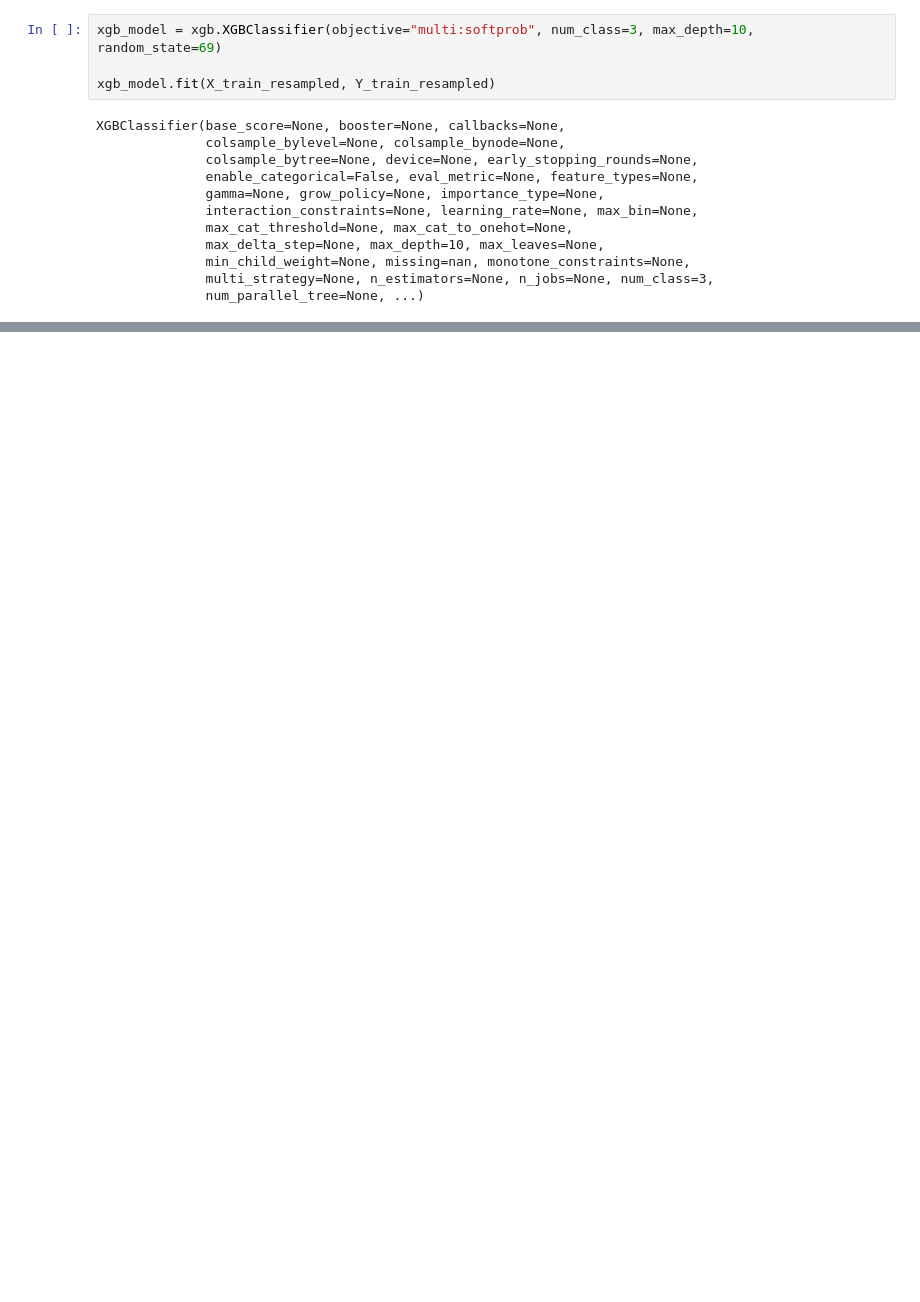
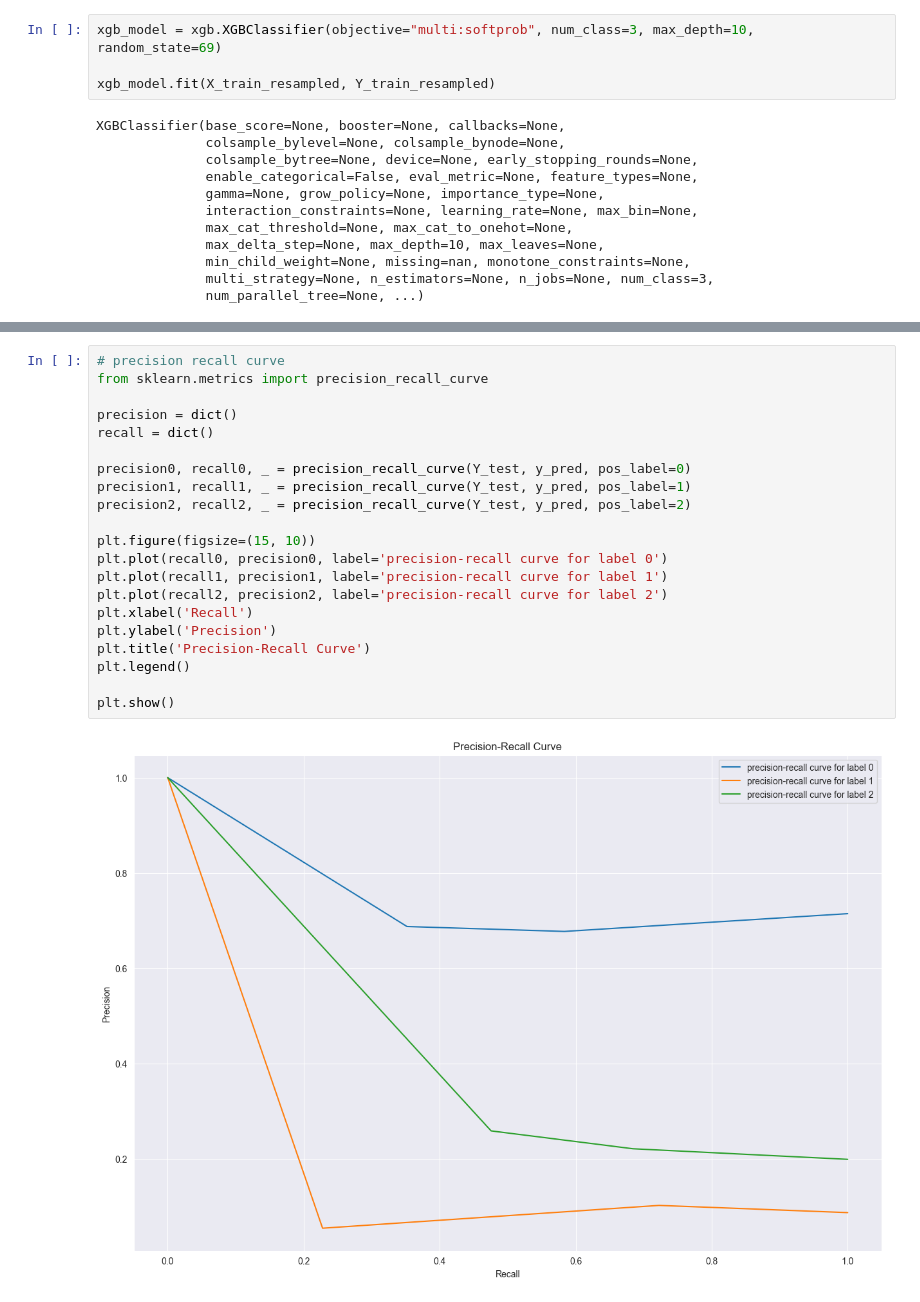
Before and after one commit to UWI-Zess/COMP6940-Project, a Jupyter notebook: models/gradient_boost_model.ipynb, the cells around one changed output, grey strips where cells are left out. Drawn from its saved outputs; the diff is of its cells as text; blank space fills up the shorter version.

Commit message:
added precision recall graph for the gradient boost model

```diff
--- a/models/gradient_boost_model.ipynb
+++ b/models/gradient_boost_model.ipynb
@@ -119,0 +121,23 @@ weighted avg       0.62      0.43      0.47     26598
+# %%
+# precision recall curve
+from sklearn.metrics import precision_recall_curve
+
+precision = dict()
+recall = dict()
+
+precision0, recall0, _ = precision_recall_curve(Y_test, y_pred, pos_label=0)
+precision1, recall1, _ = precision_recall_curve(Y_test, y_pred, pos_label=1)
+precision2, recall2, _ = precision_recall_curve(Y_test, y_pred, pos_label=2)
+
+plt.figure(figsize=(15, 10))
+plt.plot(recall0, precision0, label='precision-recall curve for label 0')
+plt.plot(recall1, precision1, label='precision-recall curve for label 1')
+plt.plot(recall2, precision2, label='precision-recall curve for label 2')
+plt.xlabel('Recall')
+plt.ylabel('Precision')
+plt.title('Precision-Recall Curve')
+plt.legend()
+
+plt.show()
+# %% [output]
+[figure, added]
```
Also changed, not shown: parts of 5 cells of this notebook.
